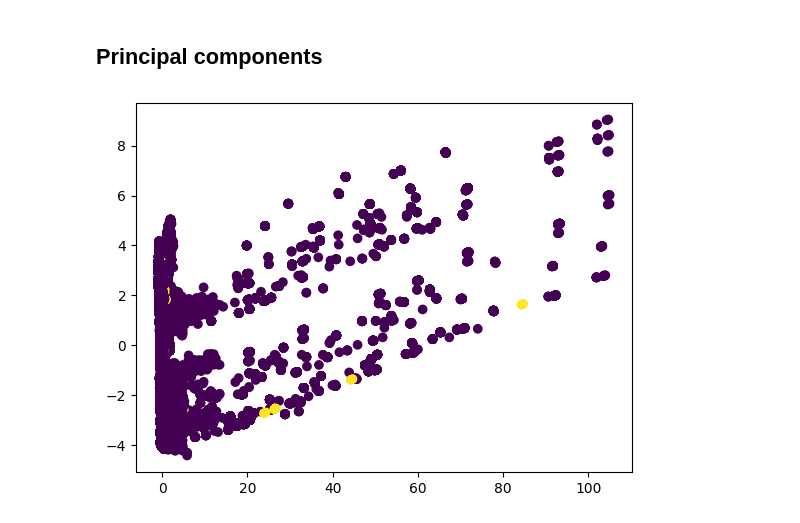
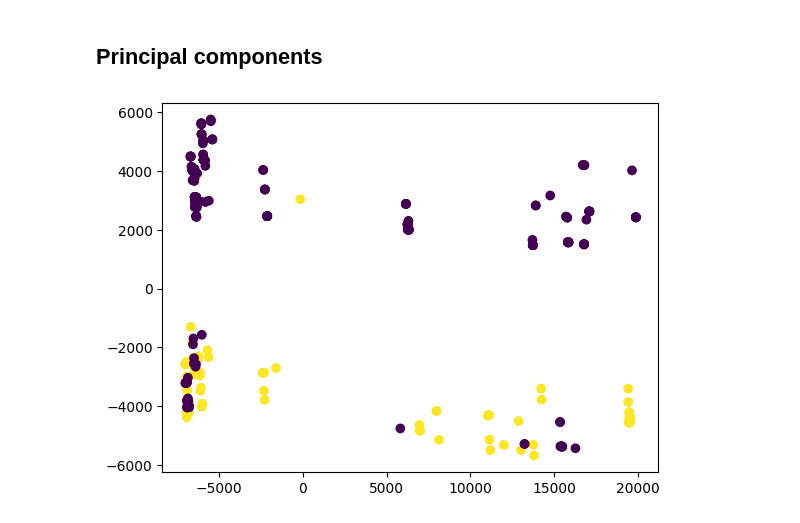
Before and after one commit to moryba/Beth-project, a Jupyter notebook: Data analysis/data analysis.ipynb, the cells around one changed output. Cells and saved outputs as stored; diff of their text form; code cells hidden in the pictures.

```diff
--- a/Data analysis/data analysis.ipynb
+++ b/Data analysis/data analysis.ipynb
@@ -1806,13 +1870,13 @@ dtype: object
 # %%
 from sklearn.decomposition import PCA
 from sklearn.preprocessing import StandardScaler
 pca = PCA(n_components=47, svd_solver='auto')
 
 scaler = StandardScaler()
-X_train_scaled = scaler.fit_transform(X_train)
+X_train_scaled = scaler.fit_transform(X_train.loc[200:600])
 
-Xt = pca.fit_transform(X_train_scaled)
-plot = plt.scatter(Xt[:,0], Xt[:,1], c=y_train)
+Xt = pca.fit_transform(X_train.loc[200:600])
+plot = plt.scatter(Xt[:,0], Xt[:,1], c=y_train.loc[200:600])
 plt.show()
 # %% [output]
-[figure, old version]
+[figure, new version]
```
Also changed, not shown: parts of 10 cells of this notebook, 3 other files.
